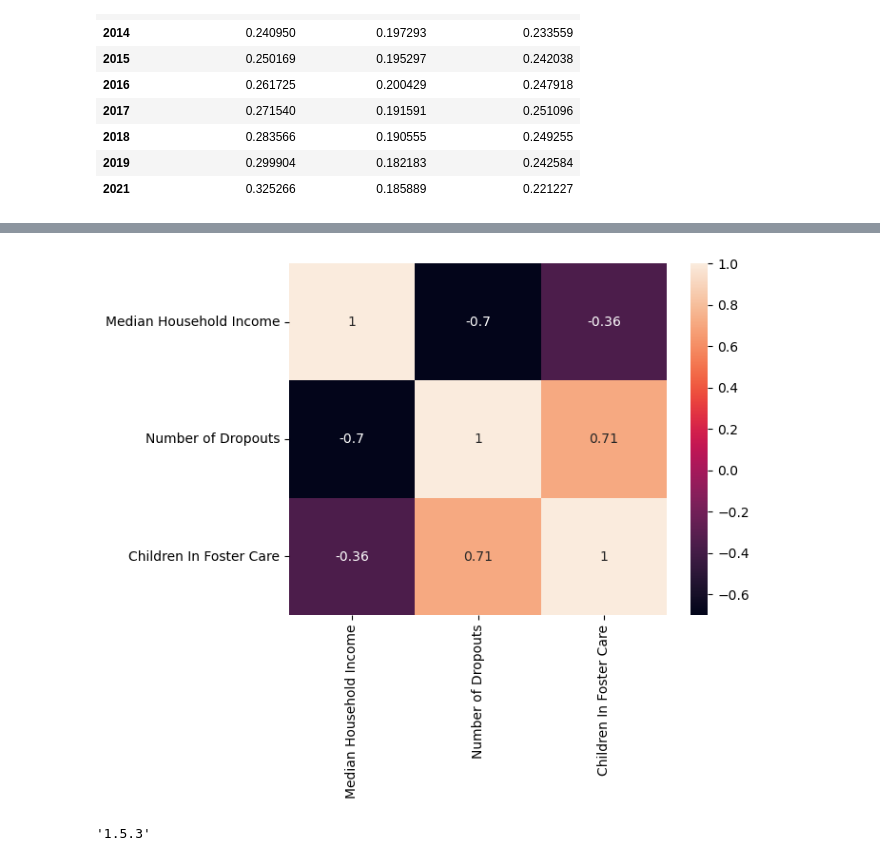
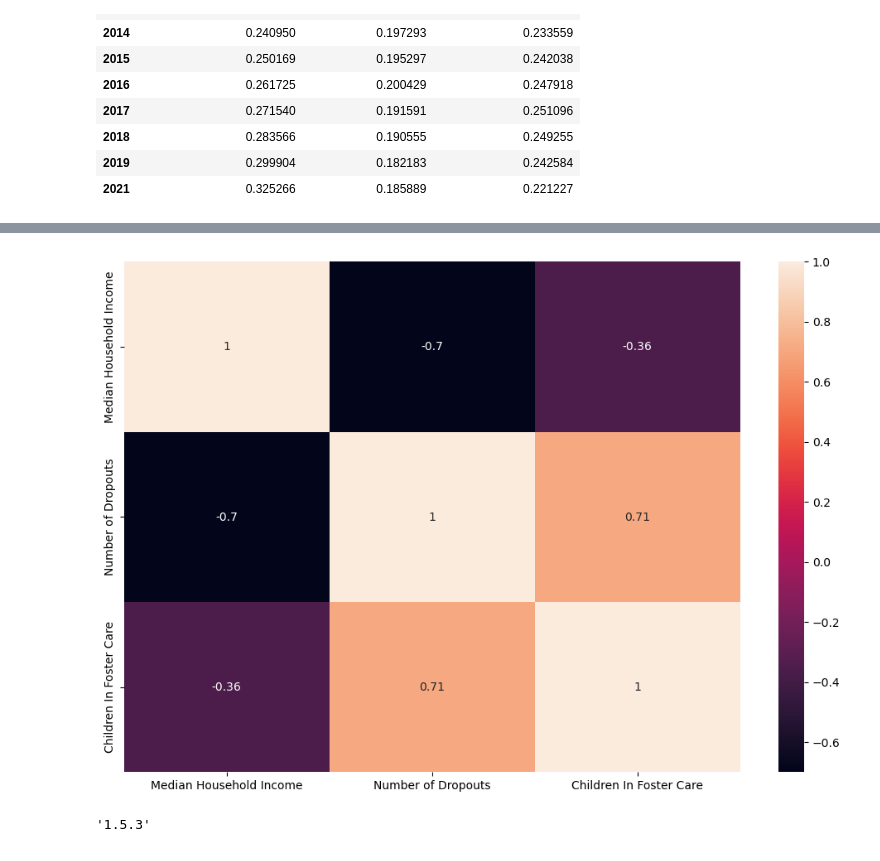
Before and after one commit to lordegraves/exploring_data_in_foster_care, a Jupyter notebook: DR_data_exploration.ipynb, the cells around one changed output, grey strips where cells are left out. Saved outputs shown, nothing was run; the diff lists cells and outputs as text; code cells hidden in the pictures.

```diff
--- a/DR_data_exploration.ipynb
+++ b/DR_data_exploration.ipynb
@@ -790,10 +790,13 @@ plt.savefig('Normalized Trends.png')
 # %%
 #look for correlations
 matrix_scaled = scaled_avg_df.corr().round(2)
+
+plt.figure(figsize=(12, 8))
 sns.heatmap(matrix_scaled, annot=True)
+plt.savefig('Correlations.png')
 plt.show()
 # %% [output]
-[figure, old version]
+[figure, new version]
 # %%
 pd.__version__
 # %% [output]
```
Also changed, not shown: parts of 1 cell of this notebook.
